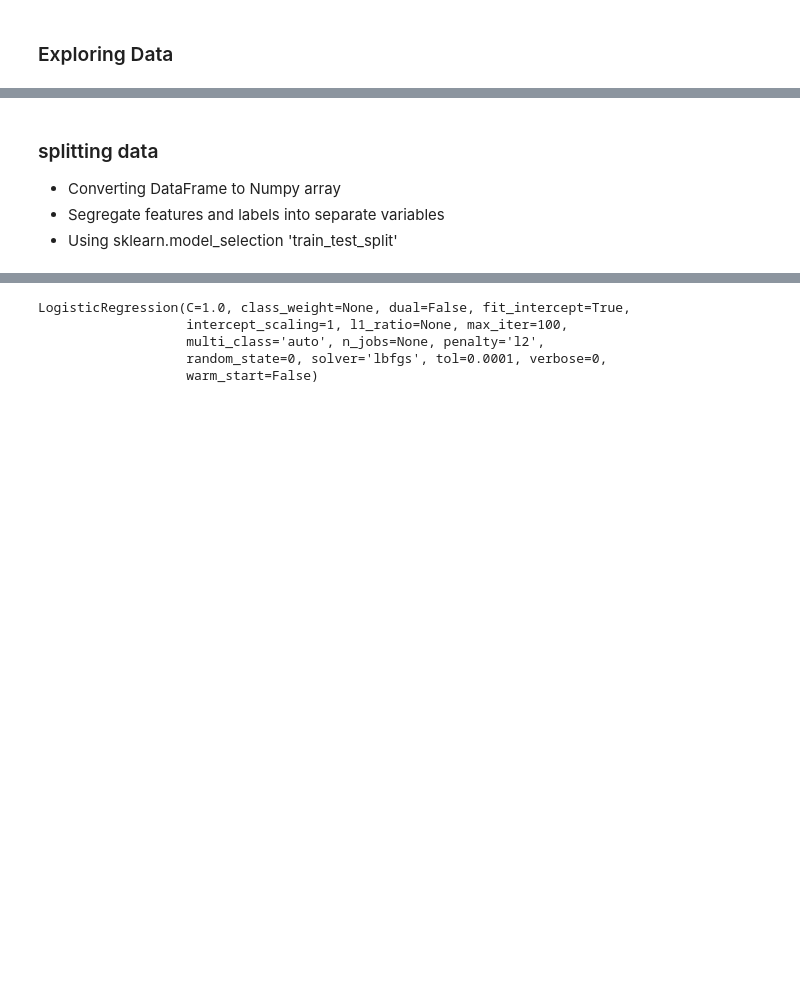
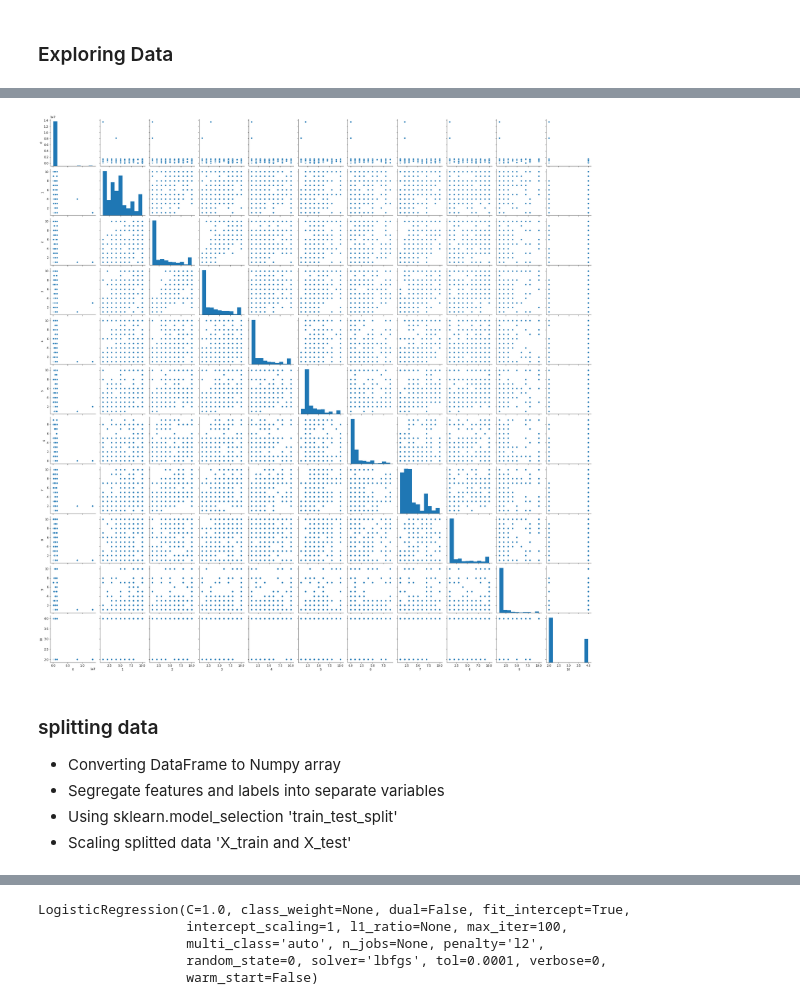
Before and after one commit to ntokozomfene/PREDICT_BREAST_CANCER, a Jupyter notebook: predict_breast_cancer.ipynb, the cells around one changed output, grey strips where cells are left out. Drawn from its saved outputs; the diff is of its cells as text; code cells hidden in the pictures; blank space fills up the shorter version.

Commit message:
exploring data

```diff
--- a/predict_breast_cancer.ipynb
+++ b/predict_breast_cancer.ipynb
@@ -161,7 +162,13 @@ sns.heatmap(df_cancer.corr())
+# %%
+sns.pairplot(df_cancer)
+plt.show()
+# %% [output]
+[figure, added]
 # %% [markdown]
 ### splitting data
 * Converting DataFrame to Numpy array
 * Segregate features and labels into separate variables
 * Using sklearn.model_selection 'train_test_split'
+* Scaling splitted data 'X_train and X_test'
 # %%
 from sklearn.model_selection import train_test_split
```
Also changed, not shown: parts of 14 cells of this notebook.
